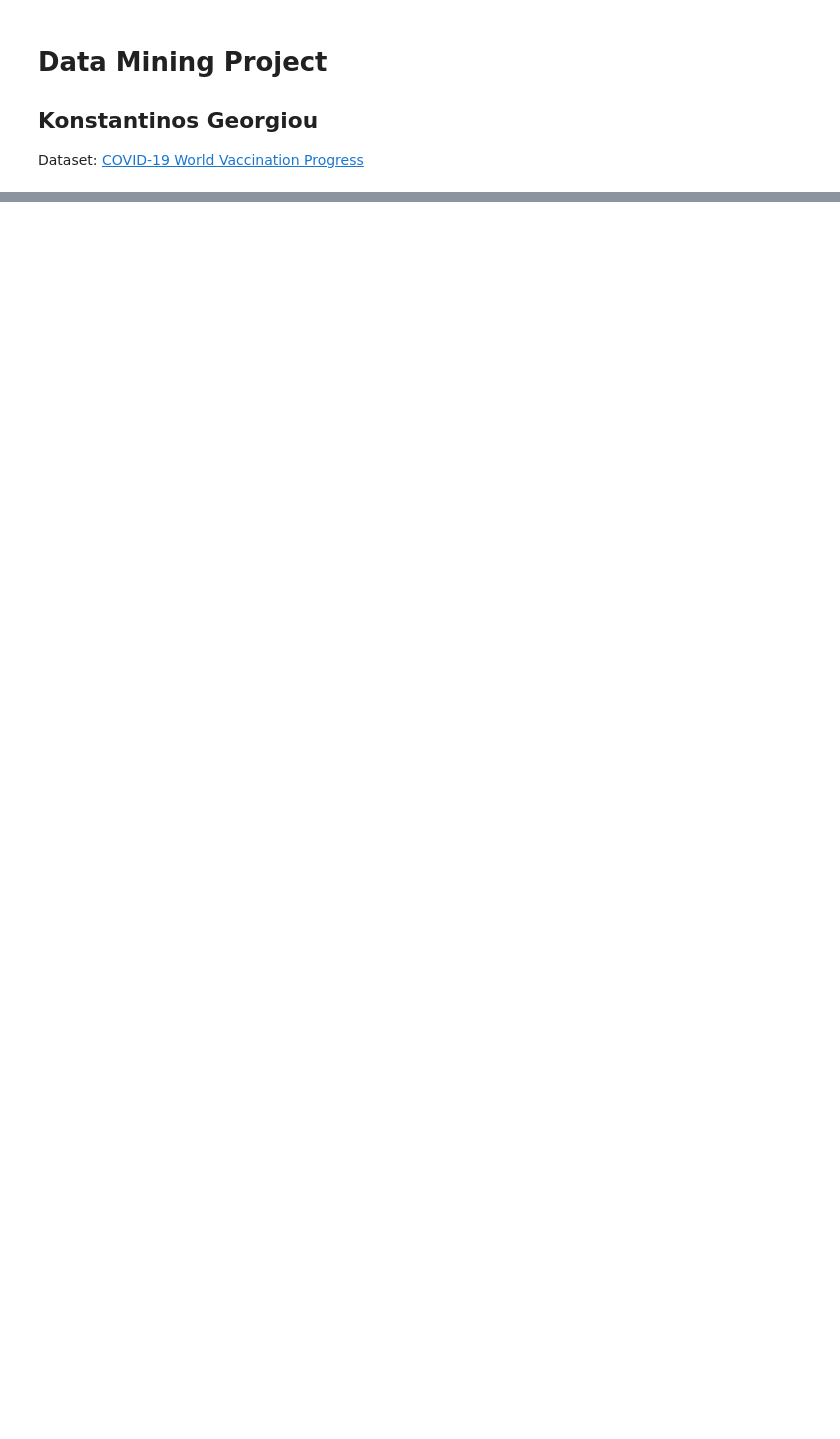
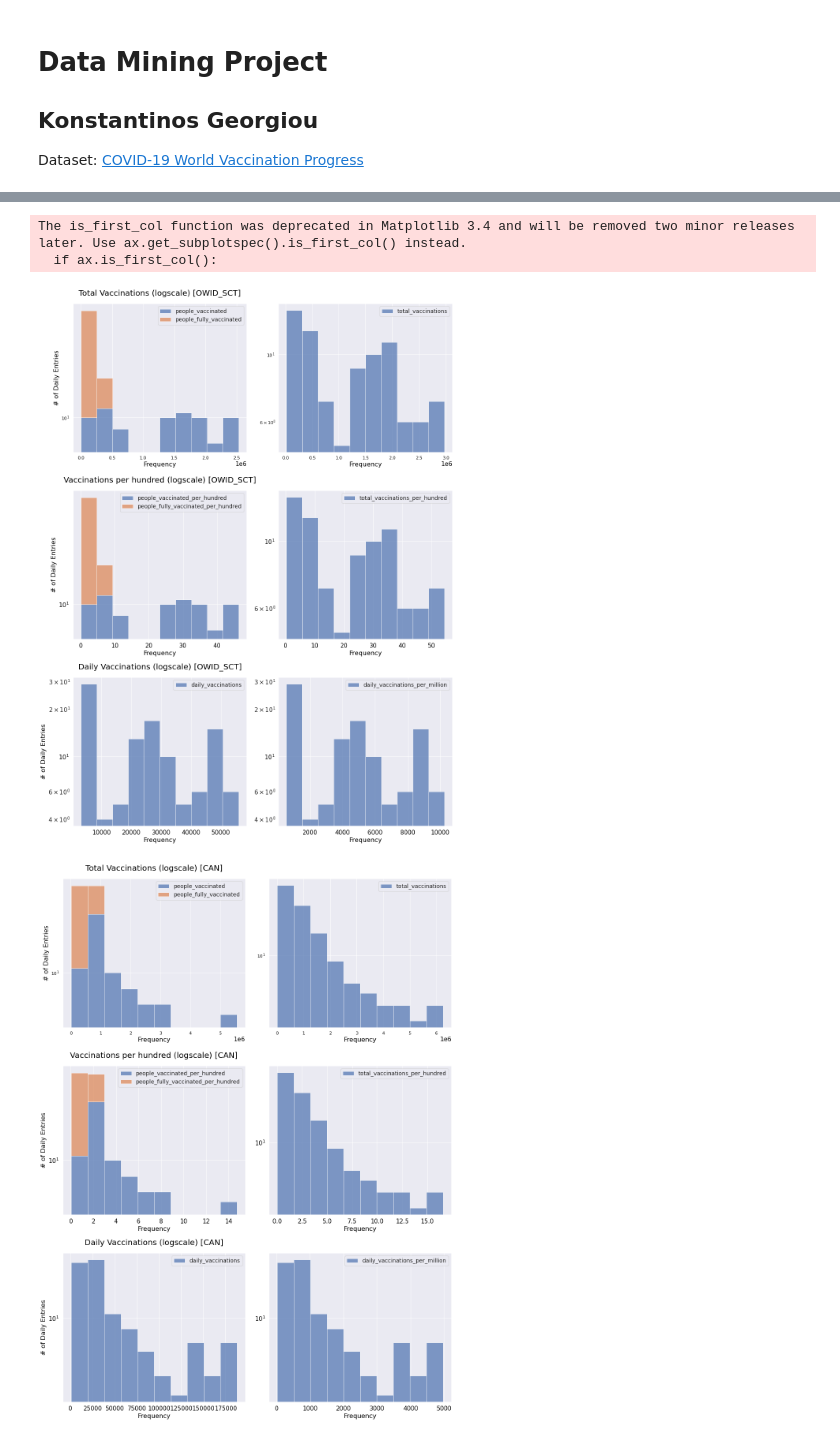
Before and after one commit to drkostas/covid19-vaccinations-predict, a Jupyter notebook: project.ipynb, the cells around one changed output, grey strips where cells are left out. Saved outputs shown, nothing was run; the diff lists cells and outputs as text; code cells hidden in the pictures; blank space fills up the shorter version.

```diff
--- a/project.ipynb
+++ b/project.ipynb
@@ -118,0 +159,12 @@ memory usage: 1.1+ MB
+# %%
+# Reload Lib
+reload_lib(vizlib)
+vz = vizlib.Visualizer(sort_col='date', group_col='iso_code', text_color='black')
+
+# Plot histograms with the values of important numerical columns
+vz.plot_numerical_val_counts_per_country(covid_orig_df, top=5)
+# %% [output]
+The is_first_col function was deprecated in Matplotlib 3.4 and will be removed two minor releases later. Use ax.get_subplotspec().is_first_col() instead.
+  if ax.is_first_col():
+[figure, added]
+[figure, added]
```
Also changed, not shown: parts of 108 cells of this notebook, 3 other files.
